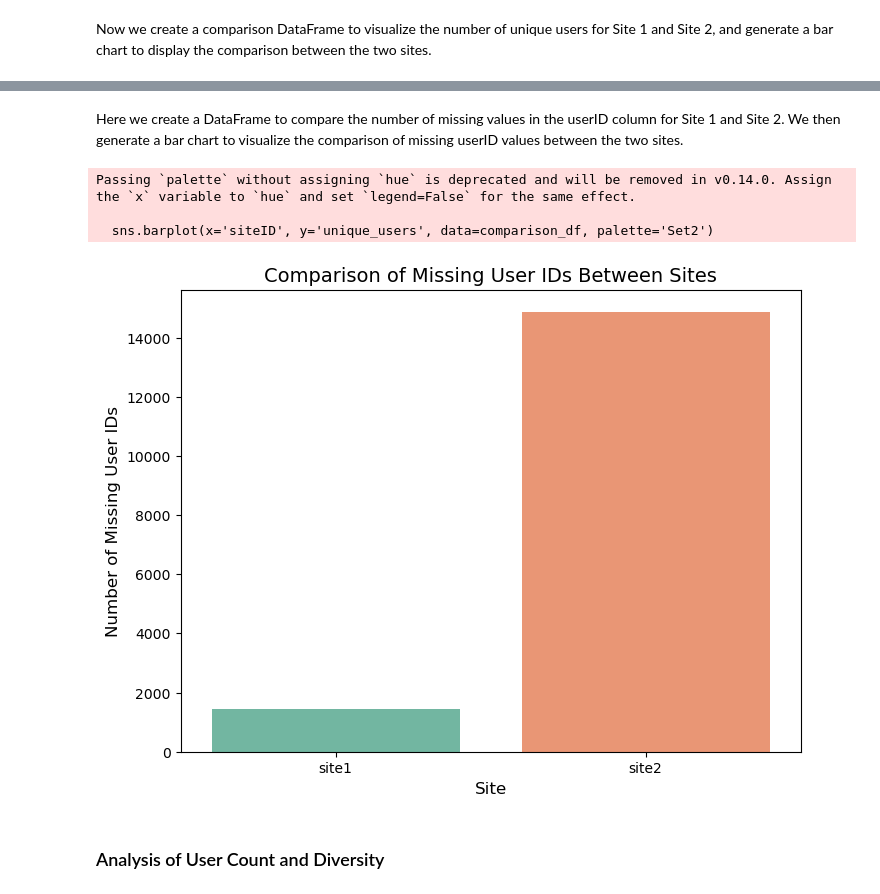
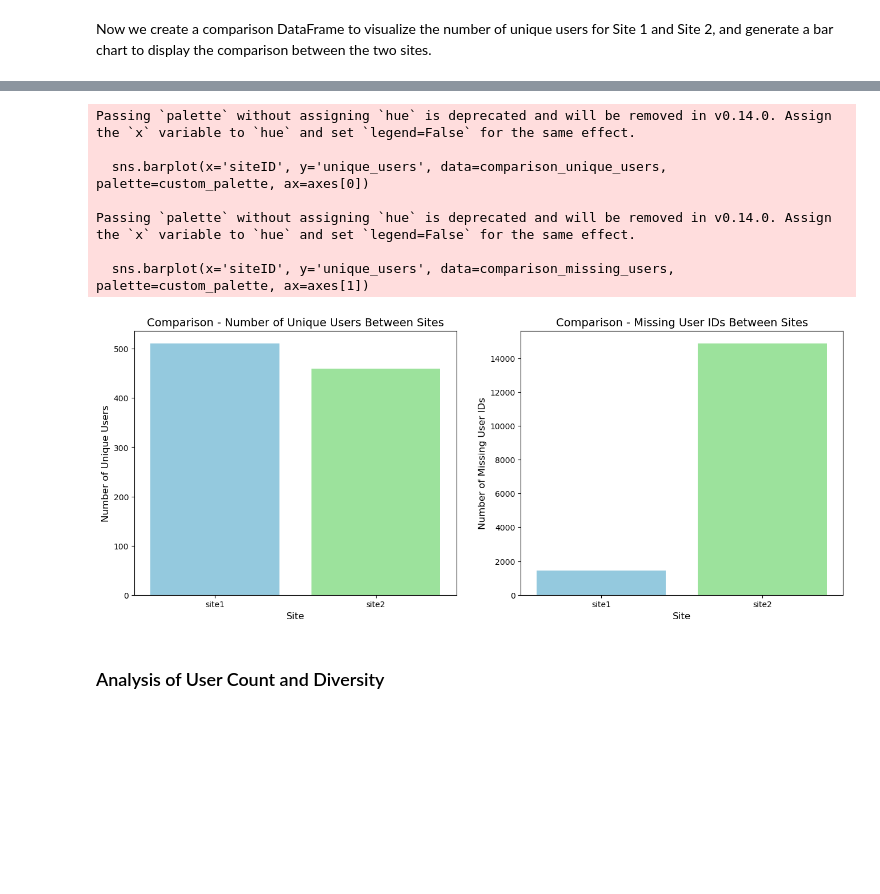
Before and after one commit to Zeyd263/DataDynamos, a Jupyter notebook: Preprocessing.ipynb, the cells around one changed output, grey strips where cells are left out. Cells and saved outputs as stored; diff of their text form; code cells hidden in the pictures; blank space fills up the shorter version.

```diff
--- a/Preprocessing.ipynb
+++ b/Preprocessing.ipynb
@@ -586,28 +569,46 @@ Passing `palette` without assigning `hue` is deprecated and will be removed in v
-# %% [markdown]
-Here we create a DataFrame to compare the number of missing values in the userID column for Site 1 and Site 2. We then generate a bar chart to visualize the comparison of missing userID values between the two sites.
-# %%
-# Create a DataFrame for visualization
-comparison_df = pd.DataFrame({
-    'siteID': ['site1', 'site2'],
-    'unique_users': [missing_values_userID_1, missing_values_userID_2]
-})
-
-# Visualization of the number of missing user IDs per site
-plt.figure(figsize=(8, 6))
-sns.barplot(x='siteID', y='unique_users', data=comparison_df, palette='Set2')
-
-# Title and axis labels
-plt.title('Comparison of Missing User IDs Between Sites', fontsize=14)
-plt.xlabel('Site', fontsize=12)
-plt.ylabel('Number of Missing User IDs', fontsize=12)
-
-# Display the plot
-plt.show()
-# %% [output]
-Passing `palette` without assigning `hue` is deprecated and will be removed in v0.14.0. Assign the `x` variable to `hue` and set `legend=False` for the same effect.
-
-  sns.barplot(x='siteID', y='unique_users', data=comparison_df, palette='Set2')
-[figure, removed]
+# %%
+#compare number of unique user IDs per side
+comparison_unique_users = pd.DataFrame({
+    'siteID': ['site1', 'site2'],
+    'unique_users': [unique_users_per_site_1, unique_users_per_site_2]
+})
+# %%
+#compare number of missing user IDs per site
+comparison_missing_users = pd.DataFrame({
+    'siteID': ['site1', 'site2'],
+    'unique_users': [missing_values_userID_1, missing_values_userID_2]
+})
+# %%
+custom_palette = {'site1': 'skyblue', 'site2': 'lightgreen'}
+
+
+fig, axes = plt.subplots(1, 2, figsize=(16, 6))
+
+# Plot for the number of unique users per site
+sns.barplot(x='siteID', y='unique_users', data=comparison_unique_users, palette=custom_palette, ax=axes[0])
+axes[0].set_title('Comparison - Number of Unique Users Between Sites', fontsize=14)
+axes[0].set_xlabel('Site', fontsize=12)
+axes[0].set_ylabel('Number of Unique Users', fontsize=12)
+
+# Plot for the number of missing user IDs per site
+sns.barplot(x='siteID', y='unique_users', data=comparison_missing_users, palette=custom_palette, ax=axes[1])
+axes[1].set_title('Comparison - Missing User IDs Between Sites', fontsize=14)
+axes[1].set_xlabel('Site', fontsize=12)
+axes[1].set_ylabel('Number of Missing User IDs', fontsize=12)
+
+
+
+# Display the plots
+plt.show()
+# %% [output]
+Passing `palette` without assigning `hue` is deprecated and will be removed in v0.14.0. Assign the `x` variable to `hue` and set `legend=False` for the same effect.
+
+  sns.barplot(x='siteID', y='unique_users', data=comparison_unique_users, palette=custom_palette, ax=axes[0])
+
+Passing `palette` without assigning `hue` is deprecated and will be removed in v0.14.0. Assign the `x` variable to `hue` and set `legend=False` for the same effect.
+
+  sns.barplot(x='siteID', y='unique_users', data=comparison_missing_users, palette=custom_palette, ax=axes[1])
+[figure, added]
 # %% [markdown]
 ### Analysis of User Count and Diversity
 # %% [markdown]
```
Also changed, not shown: parts of 16 cells of this notebook.
